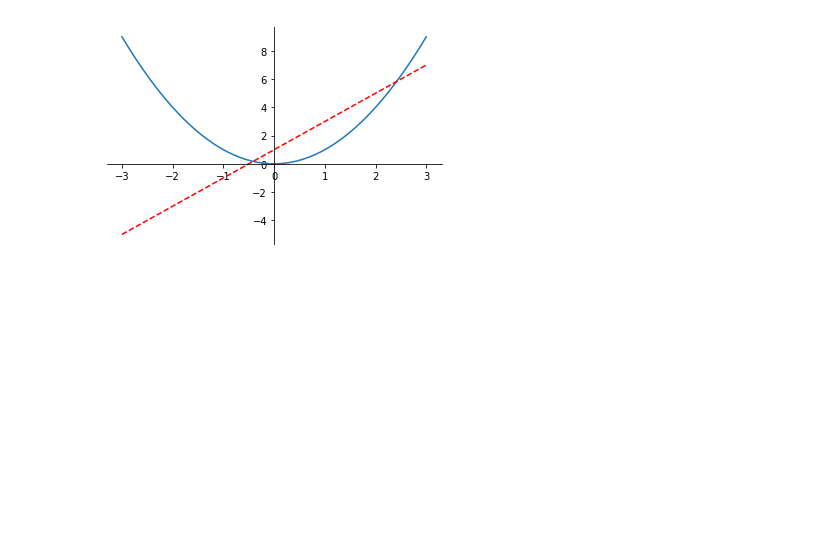
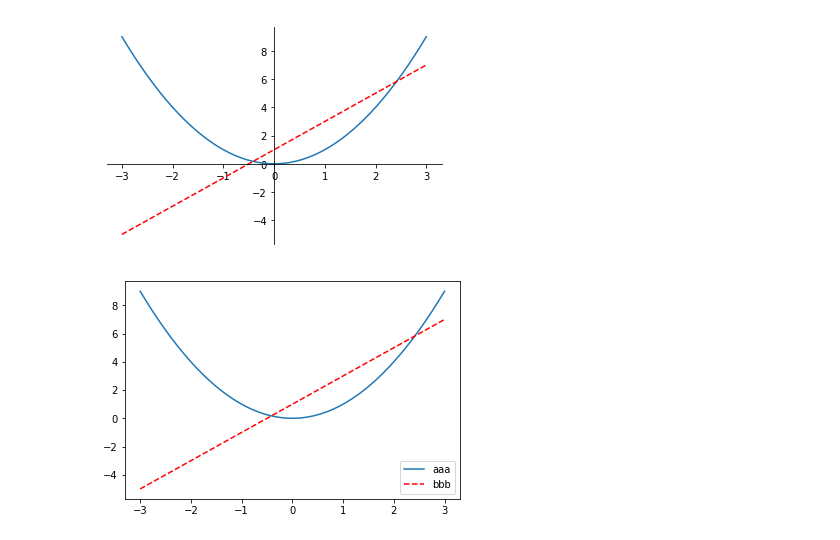
Before and after one commit to shuenlaw/tensorflow, a Jupyter notebook: lesson3/matplotlib.ipynb, the cells around one changed output. Saved outputs shown, nothing was run; the diff lists cells and outputs as text; code cells hidden in the pictures; blank space fills up the shorter version.

```diff
--- a/lesson3/matplotlib.ipynb
+++ b/lesson3/matplotlib.ipynb
@@ -90,3 +90,18 @@ plt.show()
 # %% [output]
 [figure]
 [figure]
+# %%
+#legend（图例）
+x = np.linspace(-3, 3, 50)
+y1 = 2*x + 1
+y2 = x**2
+
+plt.figure(num=1)
+#设置label
+l1, = plt.plot(x, y2, label='up')
+l2, = plt.plot(x, y1, 'r--', label='down')
+#设置legend
+plt.legend(handles=[l1, l2,], labels=['aaa', 'bbb'], loc='best')
+plt.show()
+# %% [output]
+[figure, added]
```
Also changed, not shown: parts of 7 cells of this notebook.
